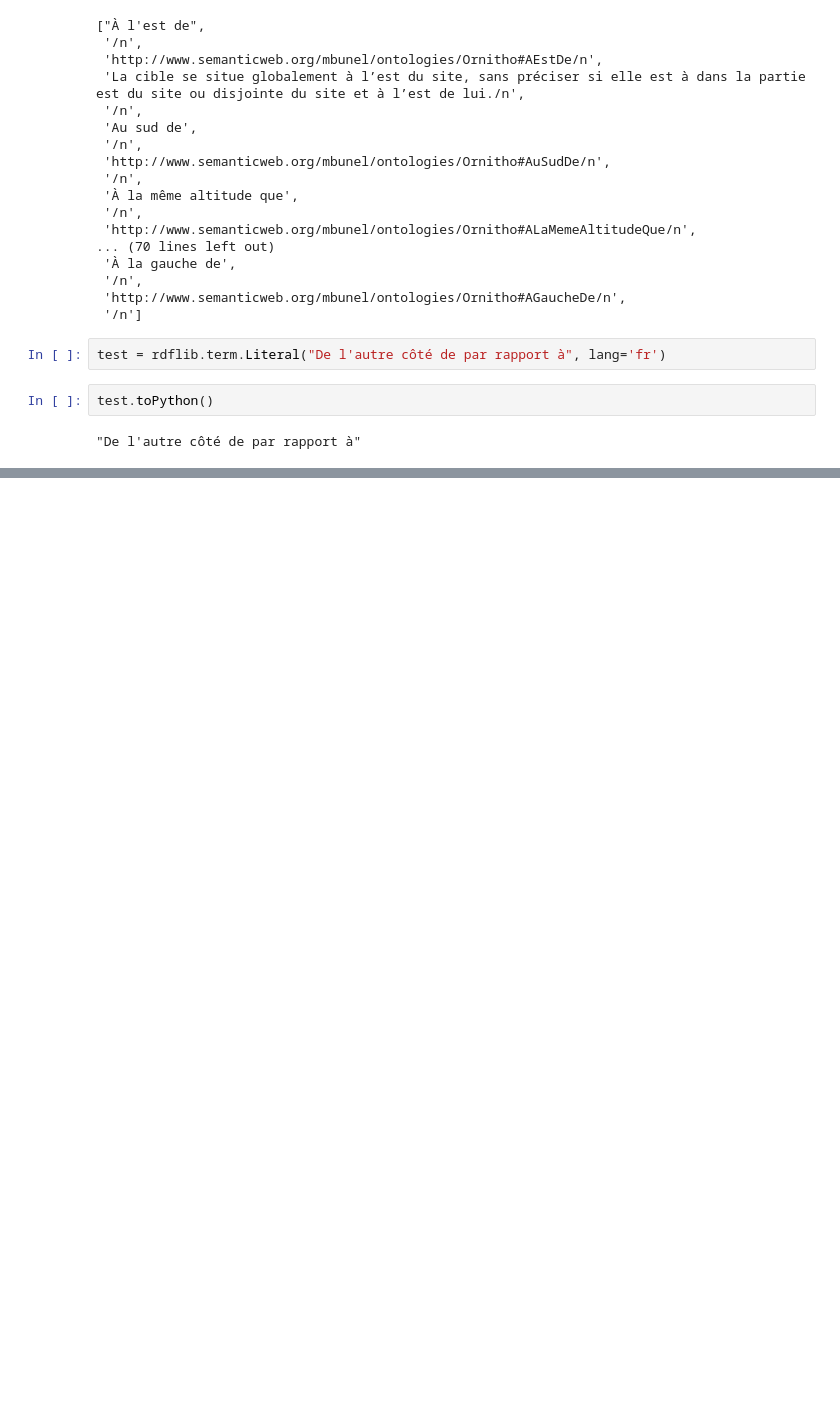
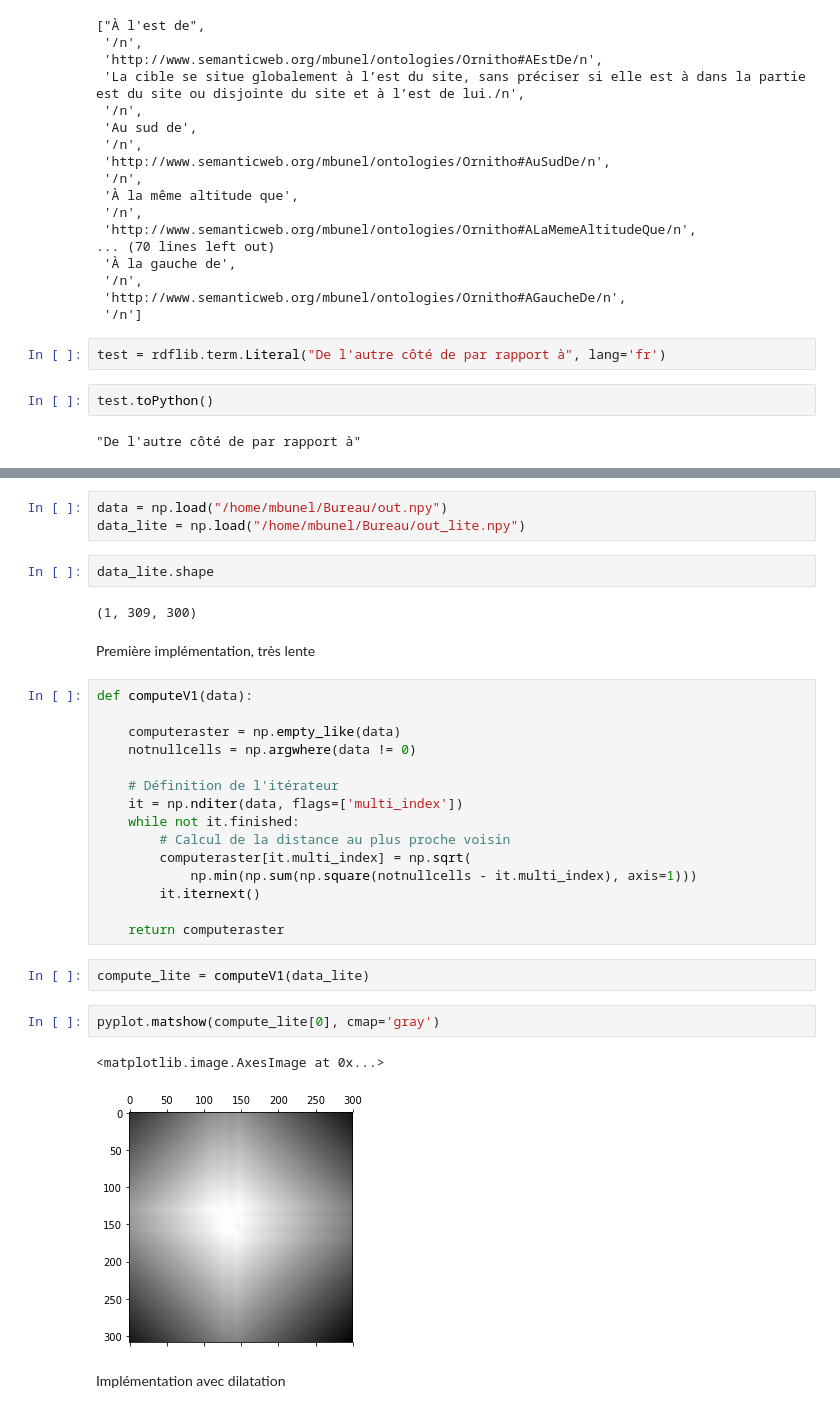
Before and after one commit to ANRChoucas/Ruitor, a Jupyter notebook: examples/Untitled.ipynb, the cells around one changed output, grey strips where cells are left out. Drawn from its saved outputs; the diff is of its cells as text; blank space fills up the shorter version.

```diff
--- a/examples/Untitled.ipynb
+++ b/examples/Untitled.ipynb
@@ -99,0 +106,33 @@ test.toPython()
+# %%
+data = np.load("/home/mbunel/Bureau/out.npy")
+data_lite = np.load("/home/mbunel/Bureau/out_lite.npy")
+# %%
+data_lite.shape
+# %% [output]
+(1, 309, 300)
+# %% [markdown]
+Première implémentation, très lente
+# %%
+def computeV1(data):
+
+    computeraster = np.empty_like(data)
+    notnullcells = np.argwhere(data != 0)
+
+    # Définition de l'itérateur
+    it = np.nditer(data, flags=['multi_index'])
+    while not it.finished:
+        # Calcul de la distance au plus proche voisin
+        computeraster[it.multi_index] = np.sqrt(
+            np.min(np.sum(np.square(notnullcells - it.multi_index), axis=1)))
+        it.iternext()
+
+    return computeraster
+# %%
+compute_lite = computeV1(data_lite)
+# %%
+pyplot.matshow(compute_lite[0], cmap='gray')
+# %% [output]
+<matplotlib.image.AxesImage at 0x...>
+[figure, added]
+# %% [markdown]
+Implémentation avec dilatation
```
Also changed, not shown: parts of 42 cells of this notebook, 41 other files.
